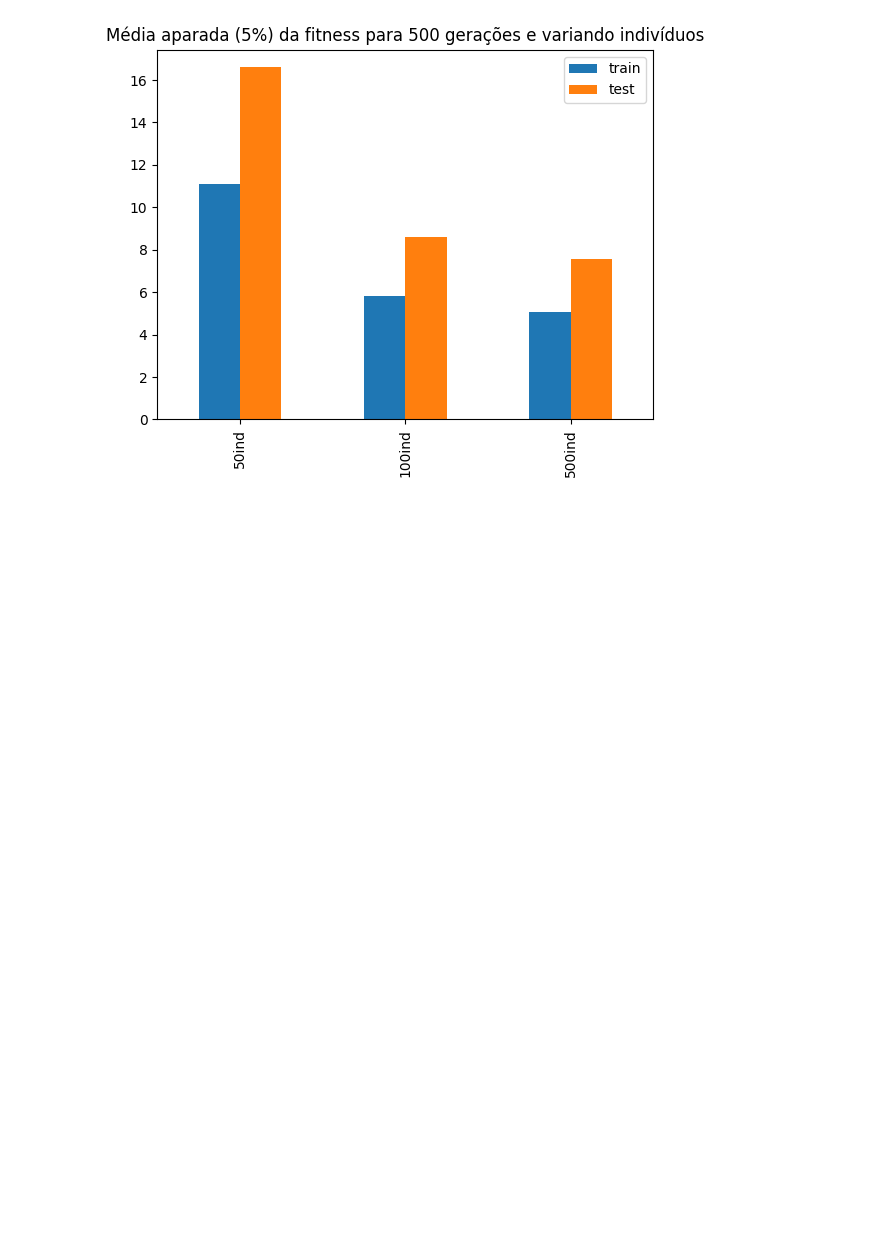
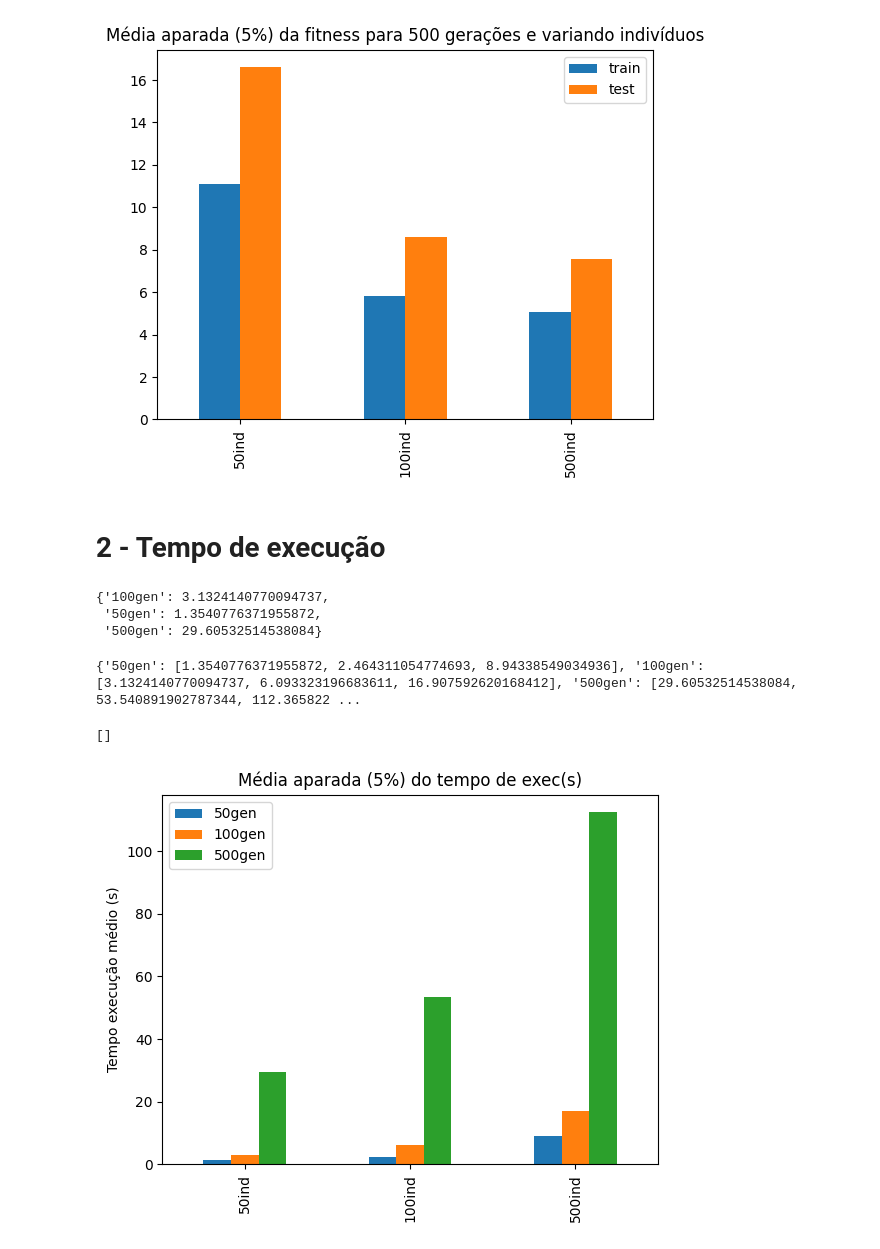
Before and after one commit to Pendulun/SymbolicRegression, a Jupyter notebook: src/notebooks/1-pop_and_gen_roul_viz.ipynb, the cells around one changed output. Saved outputs shown, nothing was run; the diff lists cells and outputs as text; code cells hidden in the pictures; blank space fills up the shorter version.

Commit message:
Exec time viz

```diff
--- a/src/notebooks/1-pop_and_gen_roul_viz.ipynb
+++ b/src/notebooks/1-pop_and_gen_roul_viz.ipynb
@@ -138,6 +138,39 @@ axs.plot()
 # %% [output]
 []
 [figure]
+# %% [markdown]
+# 2 - Tempo de execução
+# %%
+def get_trimmed_mean_train_time(data_dict, trim=0.05)-> dict[str, dict]:
+    config_dict_results = dict()
+    for config, data in data_dict.items():
+        config_dict_results[config] = scipy.stats.trim_mean(data.train_time_seconds, trim)
+    return config_dict_results
+# %%
+pop50_mean_time = get_trimmed_mean_train_time(data_per_config50)
+pop100_mean_time = get_trimmed_mean_train_time(data_per_config_100)
+pop500_mean_time = get_trimmed_mean_train_time(data_per_config_500)
+pop50_mean_time
+# %% [output]
+{'100gen': 3.1324140770094737,
+ '50gen': 1.3540776371955872,
+ '500gen': 29.60532514538084}
+# %%
+df_dict = {}
+times_dicts_list = [pop50_mean_time, pop100_mean_time, pop500_mean_time]
+for target_config in ['50gen', '100gen', '500gen']:
+    df_dict[target_config] = [data[target_config] for data in times_dicts_list]
+
+print(df_dict)
+train_times_df = pd.DataFrame(df_dict, index=['50ind', '100ind', '500ind'])
+axs = train_times_df.plot(kind='bar')
+axs.set_title("Média aparada (5%) do tempo de exec(s)")
+axs.set_ylabel("Tempo execução médio (s)")
+axs.plot()
+# %% [output]
+{'50gen': [1.3540776371955872, 2.464311054774693, 8.94338549034936], '100gen': [3.1324140770094737, 6.093323196683611, 16.907592620168412], '500gen': [29.60532514538084, 53.540891902787344, 112.365822 ...
+[]
+[figure, added]
 # %%
 ax.fill_between(range(len(data)), y1, y2, alpha=.5, linewidth=0)
 ax.plot(x, (y1 + y2)/2, linewidth=2)
```
